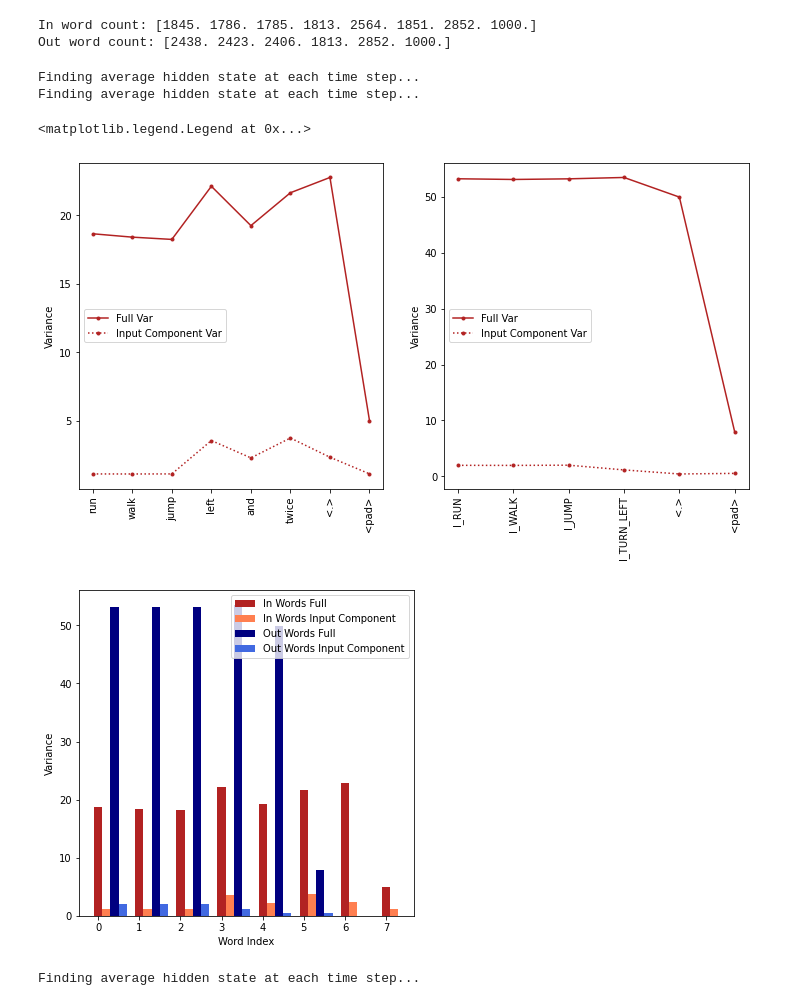
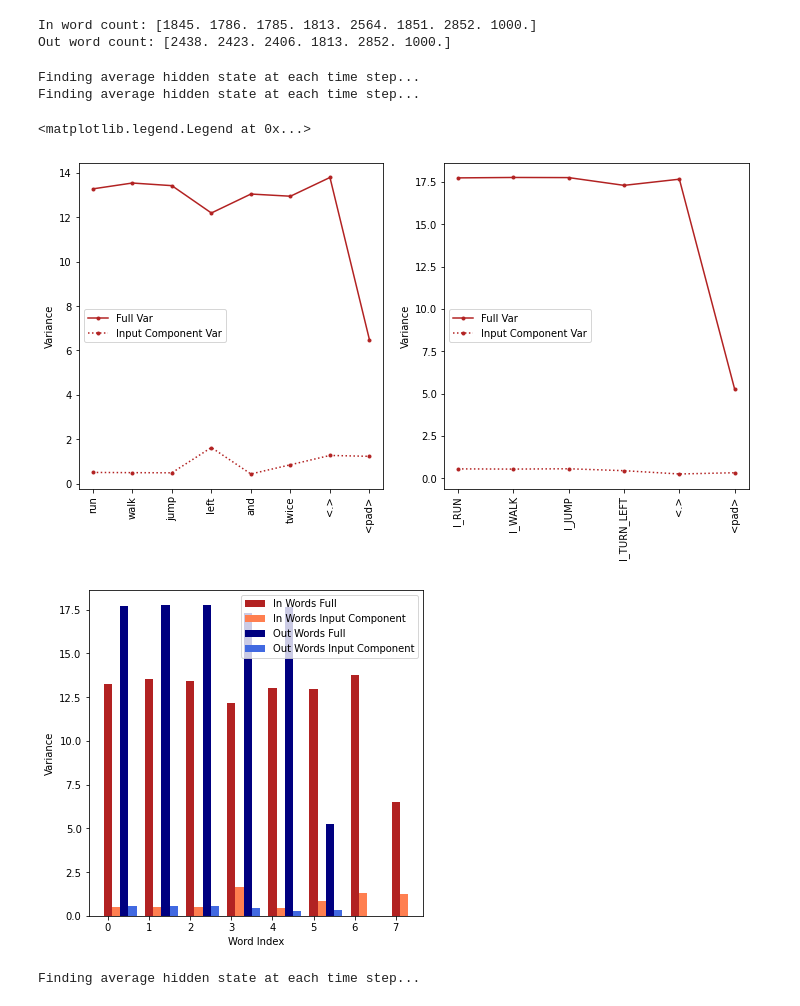
Before and after one commit to kaitken17/understand_nlp, a Jupyter notebook: sythetic_analysis_seq2seq.ipynb, the cells around one changed output. Drawn from its saved outputs; the diff is of its cells as text; code cells hidden in the pictures.

```diff
--- a/sythetic_analysis_seq2seq.ipynb
+++ b/sythetic_analysis_seq2seq.ipynb
@@ -1600,7 +1606,7 @@ plt.ylabel('Learning rate');
 seed = 342343
 prng_key = jax.random.PRNGKey(seed) # create a random key for jax for use on device.
 
-data_type = 'toy' # toy or scan
+data_type = 'scan' # toy or scan
 
 if data_type == 'toy':
   ########## Toy data parameters ##########
@@ -1622,11 +1628,11 @@ rnn_specs = {
   'cell_type': 'GRU',                              # Supports 'Vanilla', 'GRU', 'LSTM', or 'UGRNN'
   'arch': 'enc_dec_atth',                  # Architecture, supports 'one_to_one', 'enc_dec', 'enc_dec_short', 'enc_dec_att',
                                           # 'enc_dec_atth'
-  'pos_enc_params': {'pos_enc': False, 'time_scale': 20.0, 'amplitude': 1.0},
-  'zero_context': False,
+  'pos_enc_params': {'pos_enc': True, 'time_scale': 100.0, 'amplitude': 1.0},
+  'zero_context': True,
   'zero_attention': False,
   'input_size': len(toy_params['in_words']),       # Number of inputs to the RNN
-  'hidden_size': 128,                              # Number of units in the RNN
+  'hidden_size': 256,                              # Number of units in the RNN
   'output_size': len(toy_params['out_words']),     # Number of outputs in the RNN
   'ro_bias': False,                                # Include a bias with the readout
 }
@@ -1635,10 +1641,10 @@ rnn_specs = {
 
 train_params = {
   'max_grad_norm': 10.0,      # max gradient norm before clipping, clip to this value.
-  'l2reg': 1e-3,           # amount of L2 regularization on the weights
+  'l2reg': 1e-4,           # amount of L2 regularization on the weights
 
   'init_lr': 0.1,                     # initial learning rate
-  'decay_factor': 0.9997,             # decay the learning rate this much
+  'decay_factor': 0.9999,             # decay the learning rate this much
   'adam_b1': 0.9,                     # Adam parameters (b1=0.9, b2=0.99, eps=1e-8 are defaults)
   'adam_b2': 0.99,
   'adam_eps': 1e-1,
@@ -1647,7 +1653,7 @@ train_params = {
   'num_batchs': 1000,                    # Total number of batches to train on.
   'print_every': 100,                     # Print training informatino every so often
 
-  'n_datasets': 3,                           # Number of new train sets to generate total (this is slow)
+  'n_datasets': 10,                           # Number of new train sets to generate total (this is slow)
   'epochs': 2,                               # How many times to go through each train set completely
   'test_set_size': 200,
 
@@ -1675,7 +1681,7 @@ if rnn_specs['pos_enc_params']['pos_enc']:
 new_network = True
 load_network = False
 save_data = True
-path = '/content/drive/My Drive/ml_research/fixedpoints_nlp/data_seq2seq/aed_revtoy_3words_20len_l2is1e-3.pickle'
+path = '/content/drive/My Drive/ml_research/fixedpoints_nlp/data_seq2seq/ao_andlefttwicescan_nolefttwice_5datasets_l2is1e-4_20.pickle'
 save_data = override_data(path, save_data)
 
 if new_network:
@@ -1757,7 +1763,7 @@ save_data = override_data(path, True)
 save_run_data(path, save_data, get_params(opt_state), toy_params, rnn_specs, train_params)
 # %%
 # Loads network
-path = '/content/drive/My Drive/ml_research/fixedpoints_nlp/data_seq2seq/ved_toy_3words_15to20_l2is1e-4_4.pickle'
+path = '/content/drive/My Drive/ml_research/fixedpoints_nlp/data_seq2seq/ao_andlefttwicescan_nolefttwice_5datasets_l2is1e-4_12.pickle'
 
 with open(path, 'rb') as load_file:
   params_loaded = pickle.load(load_file)
@@ -1768,7 +1774,7 @@ with open(path, 'rb') as load_file:
 rnn_params, rnn_params_dec, readout_params = params_loaded
 final_params = params_loaded
 train_params, toy_params, rnn_specs = default_params(train_params, toy_params, rnn_specs)
-data_type = 'toy'
+data_type = 'scan'
 
 print('Data Loaded: data type:', data_type)
 # %% [output]
@@ -2860,14 +2865,13 @@ for word_idx in range(len(toy_params['in_words_pp'])):
     word_hs_ic.extend(hs_time_word_enc_ic[time_idx][word_idx])
 
   word_hs = np.array(word_hs)
-  pca_word = PCA(n_components=np.min([word_hs.shape[0], rnn_specs['hidden_size']]))
-  _ = pca_word.fit_transform(word_hs)
-  word_var_enc[word_idx] = np.sum(pca_word.explained_variance_)
+  word_var_enc[word_idx] = np.trace(np.cov(word_hs.T))
+  # print('Trace variance:', np.trace(np.cov(word_hs.T)))
+  # print(word_hs.shape)
+  # print('Norm variance:', np.mean(np.linalg.norm(word_hs.T - np.mean(word_hs.T, axis=1)[:,np.newaxis], axis=0)**2))
 
   word_hs_ic = np.array(word_hs_ic)
-  pca_word = PCA(n_components=np.min([word_hs_ic.shape[0], rnn_specs['hidden_size']]))
-  _ = pca_word.fit_transform(word_hs_ic)
-  word_var_enc_ic[word_idx] = np.sum(pca_word.explained_variance_)
+  word_var_enc_ic[word_idx] = np.trace(np.cov(word_hs_ic.T))
 
 for word_idx in range(len(toy_params['out_words_pp'])):
   word_hs = []
@@ -2877,45 +2881,41 @@ for word_idx in range(len(toy_params['out_words_pp'])):
     word_hs_ic.extend(hs_time_word_dec_ic[time_idx][word_idx])
 
   word_hs = np.array(word_hs)
-  pca_word = PCA(n_components=np.min([word_hs.shape[0], rnn_specs['hidden_size']]))
-  _ = pca_word.fit_transform(word_hs)
-  word_var_dec[word_idx] = np.sum(pca_word.explained_variance_)
+  word_var_dec[word_idx] = np.trace(np.cov(word_hs.T))
 
   word_hs_ic = np.array(word_hs_ic)
-  pca_word = PCA(n_components=np.min([word_hs_ic.shape[0], rnn_specs['hidden_size']]))
-  _ = pca_word.fit_transform(word_hs_ic)
-  word_var_dec_ic[word_idx] = np.sum(pca_word.explained_variance_)
+  word_var_dec_ic[word_idx] = np.trace(np.cov(word_hs_ic.T))
 
 fig, (ax1, ax2) = plt.subplots(1, 2, figsize=(12,6))
 fig, ax3 = plt.subplots(1, 1, figsize=(6,6))
 
 ax1.plot([i for i in range(len(toy_params['in_words_pp']))], word_var_enc, marker='.', color='firebrick',  label='Full Var')
 ax1.plot([i for i in range(len(toy_params['in_words_pp']))], word_var_enc_ic, marker='.', color='firebrick', linestyle='dotted', label='Input Component Var')
 ax1.set_ylabel('Variance')
 ax1.set_xticks([i for i in range(len(toy_params['in_words_pp']))])
 ax1.set_xticklabels(toy_params['in_words_pp'], rotation=90)
 ax1.legend()
 
 ax2.plot([i for i in range(len(toy_params['out_words_pp']))], word_var_dec, marker='.', color='firebrick',  label='Full Var')
 ax2.plot([i for i in range(len(toy_params['out_words_pp']))], word_var_dec_ic, marker='.', color='firebrick', linestyle='dotted', label='Input Component Var')
 ax2.set_ylabel('Variance')
 ax2.set_xticks([i for i in range(len(toy_params['out_words_pp']))])
 ax2.set_xticklabels(toy_params['out_words_pp'], rotation=90)
 ax2.legend()
 
 ax3.bar([i for i in range(len(toy_params['in_words_pp']))], word_var_enc, width=0.2, color='firebrick',  label='In Words Full')
 ax3.bar([i+0.2 for i in range(len(toy_params['in_words_pp']))], word_var_enc_ic, width=0.2, color='coral', linestyle='dotted', label='In Words Input Component')
 ax3.bar([i+0.4 for i in range(len(toy_params['out_words_pp']))], word_var_dec, width=0.2, color='navy',  label='Out Words Full')
 ax3.bar([i+0.6 for i in range(len(toy_params['out_words_pp']))], word_var_dec_ic, width=0.2, color='royalblue', linestyle='dotted', label='Out Words Input Component')
 ax3.set_ylabel('Variance')
 ax3.set_xlabel('Word Index')
 ax3.legend()
 # %% [output]
 Finding average hidden state at each time step...
 Finding average hidden state at each time step...
 <matplotlib.legend.Legend at 0x...>
-[figure, old version]
+[figure, new version]
-[figure, old version]
+[figure, new version]
 # %%
 # Plots alignments between readout vectors and average states
 
```
Also changed, not shown: parts of 16 cells of this notebook.
